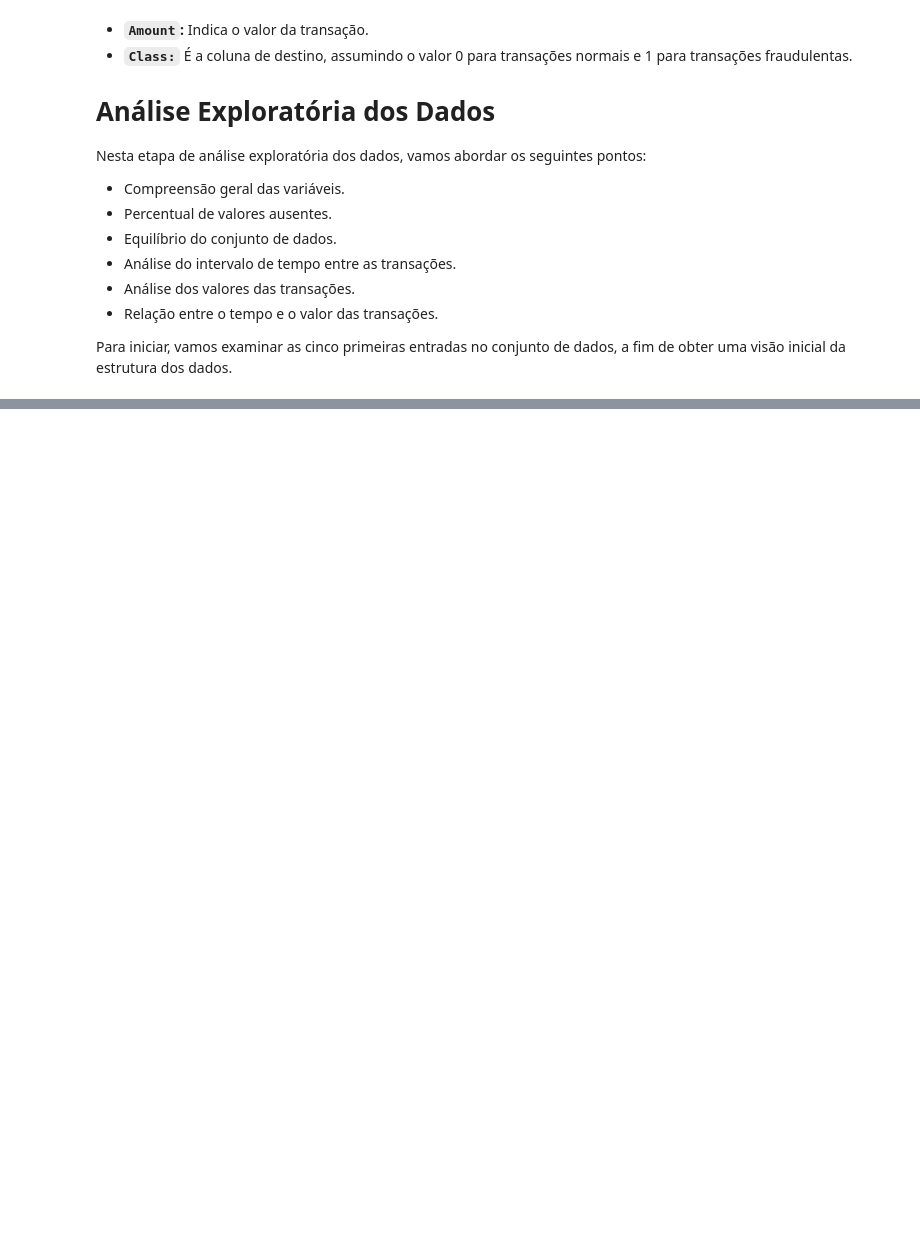
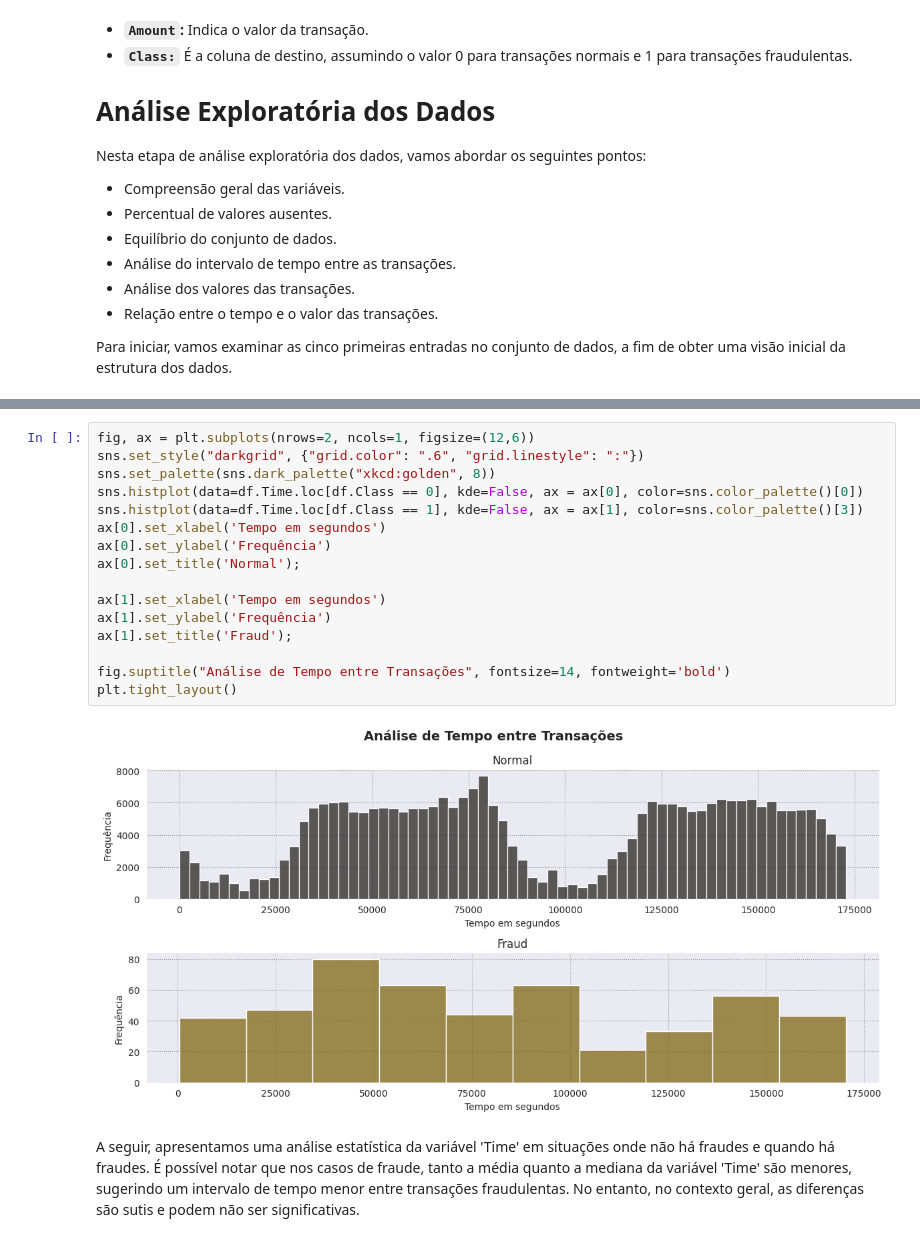
Before and after one commit to SarahFeanor/Portfolio-DataScience, a Jupyter notebook: Detecção_de_fraude.ipynb, the cells around one changed output, grey strips where cells are left out. Saved outputs shown, nothing was run; the diff lists cells and outputs as text; blank space fills up the shorter version.

```diff
--- a/Detecção_de_fraude.ipynb
+++ b/Detecção_de_fraude.ipynb
@@ -85,0 +208,20 @@ Para iniciar, vamos examinar as cinco primeiras entradas no conjunto de dados, a
+# %%
+fig, ax = plt.subplots(nrows=2, ncols=1, figsize=(12,6))
+sns.set_style("darkgrid", {"grid.color": ".6", "grid.linestyle": ":"})
+sns.set_palette(sns.dark_palette("xkcd:golden", 8))
+sns.histplot(data=df.Time.loc[df.Class == 0], kde=False, ax = ax[0], color=sns.color_palette()[0])
+sns.histplot(data=df.Time.loc[df.Class == 1], kde=False, ax = ax[1], color=sns.color_palette()[3])
+ax[0].set_xlabel('Tempo em segundos')
+ax[0].set_ylabel('Frequência')
+ax[0].set_title('Normal');
+
+ax[1].set_xlabel('Tempo em segundos')
+ax[1].set_ylabel('Frequência')
+ax[1].set_title('Fraud');
+
+fig.suptitle("Análise de Tempo entre Transações", fontsize=14, fontweight='bold')
+plt.tight_layout()
+# %% [output]
+[figure, added]
+# %% [markdown]
+A seguir, apresentamos uma análise estatística da variável 'Time' em situações onde não há fraudes e quando há fraudes. É possível notar que nos casos de fraude, tanto a média quanto a mediana da variável 'Time' são menores, sugerindo um intervalo de tempo menor entre transações fraudulentas. No entanto, no contexto geral, as diferenças são sutis e podem não ser significativas.
```
Also changed, not shown: parts of 84 cells of this notebook.
